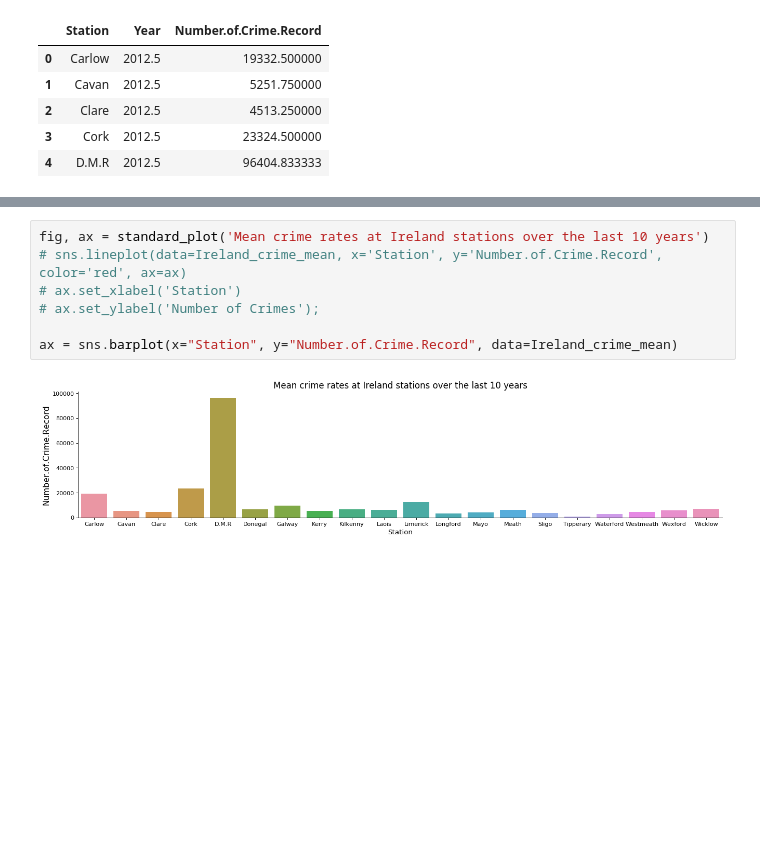
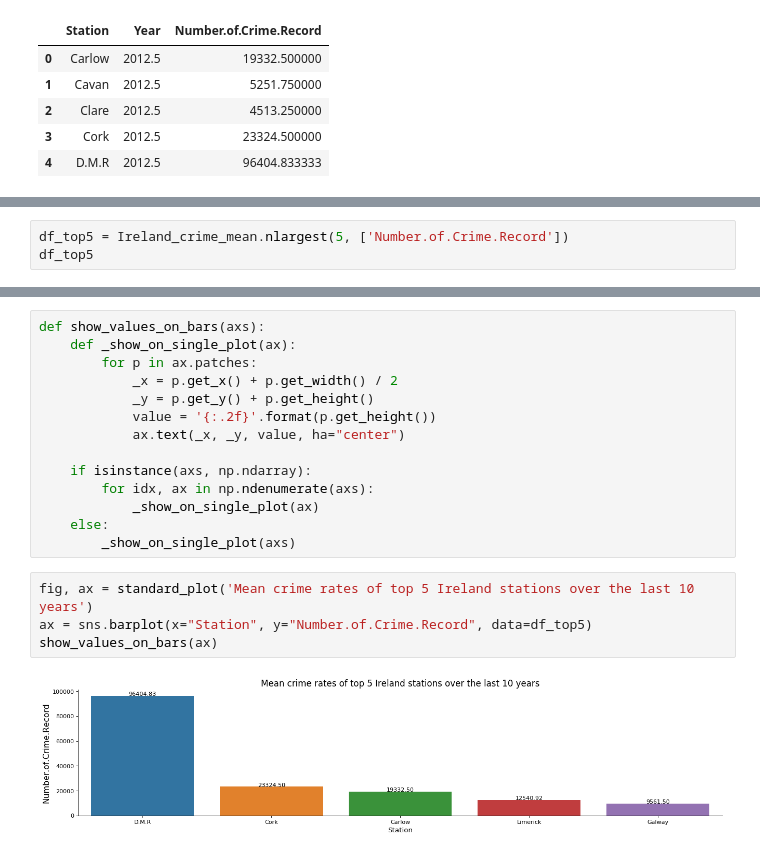
Before and after one commit to somya-anchalia/Data-Analytics-Projects, a Jupyter notebook: Forked from Kaggle/Code/Heart Disease Analysis/heart-disease.ipynb, the cells around one changed output, grey strips where cells are left out. Saved outputs shown, nothing was run; the diff lists cells and outputs as text; blank space fills up the shorter version.

```diff
--- a/Forked from Kaggle/Code/Heart Disease Analysis/heart-disease.ipynb
+++ b/Forked from Kaggle/Code/Heart Disease Analysis/heart-disease.ipynb
@@ -220,0 +201,3 @@ Ireland_crime_mean.head()
+# %%
+df_top5 = Ireland_crime_mean.nlargest(5, ['Number.of.Crime.Record'])
+df_top5
@@ -221,9 +211,20 @@ Ireland_crime_mean.head()
+# %%
+def show_values_on_bars(axs):
+    def _show_on_single_plot(ax):
+        for p in ax.patches:
+            _x = p.get_x() + p.get_width() / 2
+            _y = p.get_y() + p.get_height()
+            value = '{:.2f}'.format(p.get_height())
+            ax.text(_x, _y, value, ha="center")
+
+    if isinstance(axs, np.ndarray):
+        for idx, ax in np.ndenumerate(axs):
+            _show_on_single_plot(ax)
+    else:
+        _show_on_single_plot(axs)
 # %%
-fig, ax = standard_plot('Mean crime rates at Ireland stations over the last 10 years')
-# sns.lineplot(data=Ireland_crime_mean, x='Station', y='Number.of.Crime.Record', color='red', ax=ax)
-# ax.set_xlabel('Station')
-# ax.set_ylabel('Number of Crimes');
-
-ax = sns.barplot(x="Station", y="Number.of.Crime.Record", data=Ireland_crime_mean)
+fig, ax = standard_plot('Mean crime rates of top 5 Ireland stations over the last 10 years')
+ax = sns.barplot(x="Station", y="Number.of.Crime.Record", data=df_top5)
+show_values_on_bars(ax)
 # %% [output]
-[figure, old version]
+[figure, new version]
```
Also changed, not shown: parts of 5 cells of this notebook.
